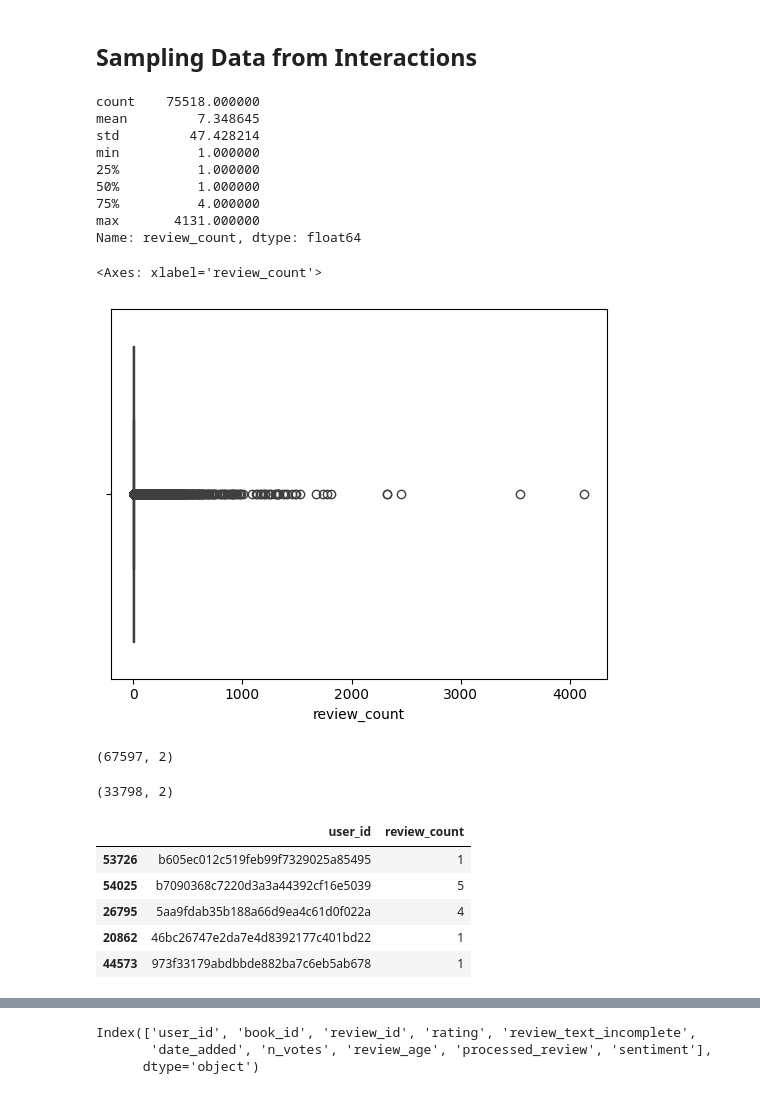
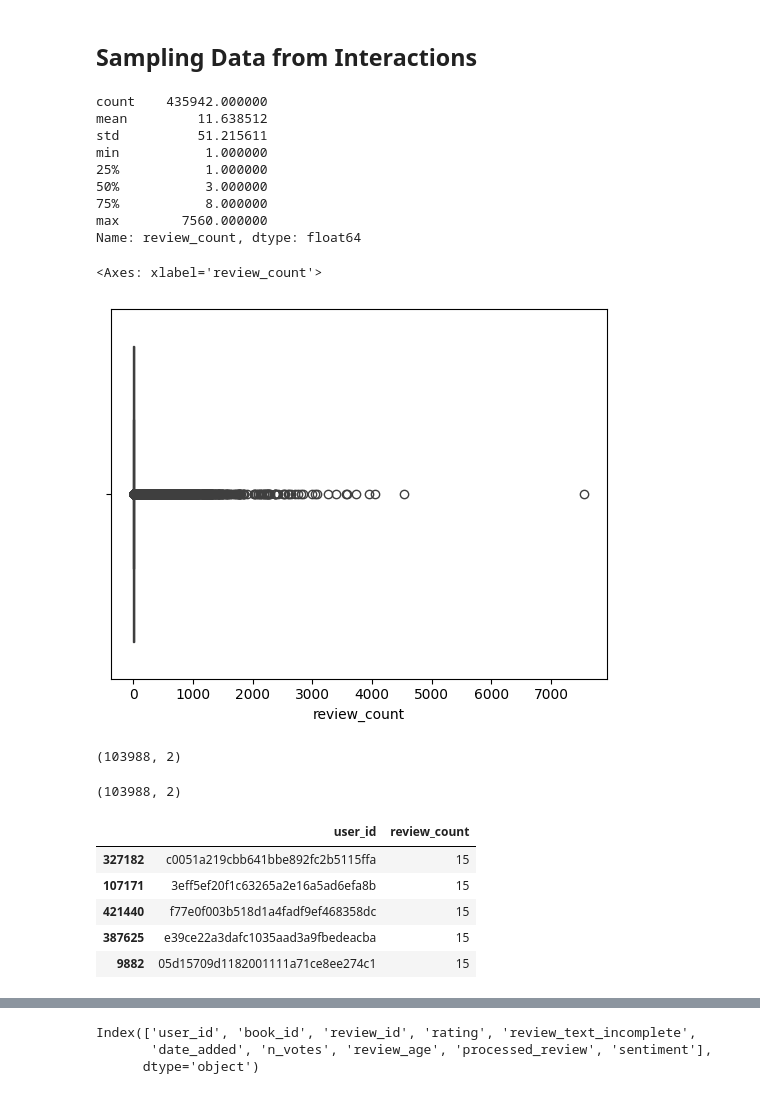
Before and after one commit to Pangerlanger/bt4222-books, a Jupyter notebook: sampling.ipynb, the cells around one changed output, grey strips where cells are left out. Drawn from its saved outputs; the diff is of its cells as text; code cells hidden in the pictures.

```diff
--- a/sampling.ipynb
+++ b/sampling.ipynb
@@ -57,7 +46,7 @@ filtered_df.shape
 # %% [markdown]
 ## Remove interactions without review texts
 # %%
-filtered_df = filtered_df[filtered_df['review_text_incomplete'].notna()]
+# filtered_df = filtered_df[filtered_df['review_text_incomplete'].notna()]
 # %%
 filtered_df.shape
 # %% [output]
@@ -70,36 +59,37 @@ user_review_counts = filtered_df.groupby('user_id').size().reset_index(name='rev
 user_review_counts_sorted = user_review_counts.sort_values(by='review_count', ascending=False)
 print(user_review_counts_sorted['review_count'].describe())
 # %% [output]
-count    75518.000000
-mean         7.348645
-std         47.428214
-min          1.000000
-25%          1.000000
-50%          1.000000
-75%          4.000000
-max       4131.000000
+count    435942.000000
+mean         11.638512
+std          51.215611
+min           1.000000
+25%           1.000000
+50%           3.000000
+75%           8.000000
+max        7560.000000
 Name: review_count, dtype: float64
 # %%
 sns.boxplot(x='review_count', data=user_review_counts_sorted)
 # %% [output]
 <Axes: xlabel='review_count'>
-[figure, old version]
+[figure, new version]
 # %%
 # filter users (by user_id) with less than 10 reviews
-users_under_10 = user_review_counts_sorted[user_review_counts_sorted['review_count'] < 10]
+users_under_10 = user_review_counts_sorted[(user_review_counts_sorted['review_count'] <= 15) & (user_review_counts_sorted['review_count'] >= 5)]
 print(users_under_10.shape)
 # %% [output]
-(67597, 2)
+(103988, 2)
 # %%
 # sampling half of the users with less than 10 reviews
-sampled_users_df = users_under_10.sample(frac=0.5, random_state=42)
+sampled_users_df = users_under_10.sample(frac=0.9)
+sampled_users_df = users_under_10
 print(sampled_users_df.shape)
 sampled_users_df.head()
 # %% [output]
-(33798, 2)
+(103988, 2)
 |  | user_id | review_count |
-| 53726 | b605ec012c519feb99f7329025a85495 | 1 |
-| 54025 | b7090368c7220d3a3a44392cf16e5039 | 5 |
-| 26795 | 5aa9fdab35b188a66d9ea4c61d0f022a | 4 |
-| 20862 | 46bc26747e2da7e4d8392177c401bd22 | 1 |
-| 44573 | 973f33179abdbbde882ba7c6eb5ab678 | 1 |
+| 327182 | c0051a219cbb641bbe892fc2b5115ffa | 15 |
+| 107171 | 3eff5ef20f1c63265a2e16a5ad6efa8b | 15 |
+| 421440 | f77e0f003b518d1a4fadf9ef468358dc | 15 |
+| 387625 | e39ce22a3dafc1035aad3a9fbedeacba | 15 |
+| 9882 | 05d15709d1182001111a71ce8ee274c1 | 15 |
```
Also changed, not shown: parts of 10 cells of this notebook.
